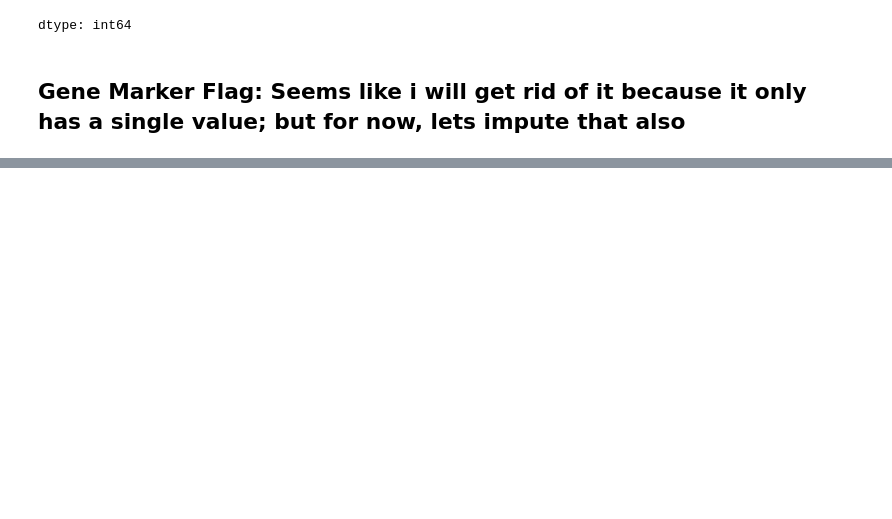
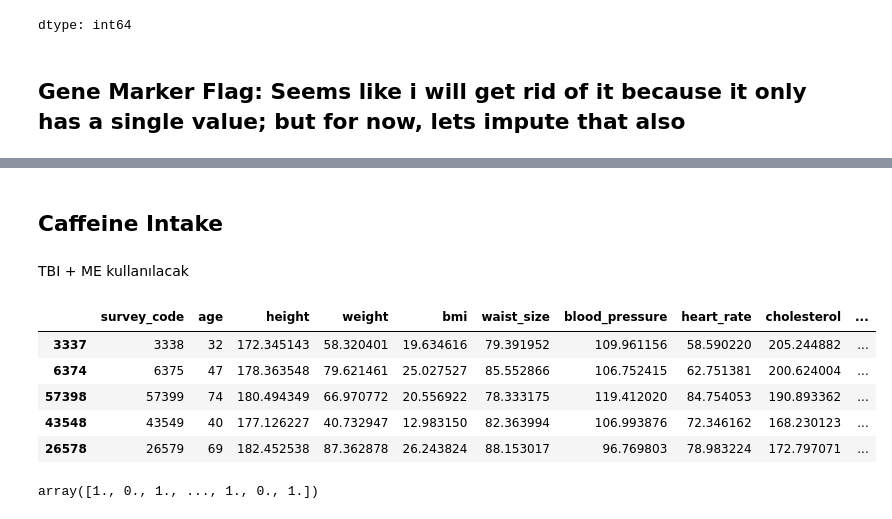
Before and after one commit to OmerTurk1/General-Health-Data-Analysis-and-Management, a Jupyter notebook: FillData.ipynb, the cells around one changed output, grey strips where cells are left out. Cells and saved outputs as stored; diff of their text form; code cells hidden in the pictures; blank space fills up the shorter version.

```diff
--- a/FillData.ipynb
+++ b/FillData.ipynb
@@ -253,0 +256,3 @@ dtype: int64
+# %%
+df = X_train_copy[["exercise_type", "target"]]
+df.head()
@@ -253,0 +266,7 @@ dtype: int64
+# %%
+df["target"] = df["target"].map({
+    "healthy": 0,
+    "diseased": 1
+})
+df["exercise_type"] = df["exercise_type"].fillna("Missing")
+df.head(10)
@@ -253,0 +295,11 @@ dtype: int64
+# %%
+from category_encoders import TargetEncoder
+
+# Modeli kurma
+# Smoothing parametresi, veri setindeki gürültüyü azaltmak için kullanılır
+encoder = TargetEncoder(cols=['exercise_type'])
+
+# Target Encoding uygulama
+df['exercise_type_encoded'] = encoder.fit_transform(df['exercise_type'], df['target'])
+
+print(df[['exercise_type', 'exercise_type_encoded']].head())
@@ -253,0 +330,2 @@ dtype: int64
+# %%
+X_train_copy["exercise_type"] = df["exercise_type"]
@@ -253,0 +347,4 @@ dtype: int64
+# %% [markdown]
+## Caffeine Intake
+# %% [markdown]
+TBI + ME kullanılacak
@@ -253,0 +353,10 @@ dtype: int64
+# %%
+encoded_df = encode(X_train_copy.copy(),"caffeine_intake")
+encoded_df.head()
+# %% [output]
+|  | survey_code | age | height | weight | bmi | waist_size | blood_pressure | heart_rate | cholesterol | ... |
+| 3337 | 3338 | 32 | 172.345143 | 58.320401 | 19.634616 | 79.391952 | 109.961156 | 58.590220 | 205.244882 | ... |
+| 6374 | 6375 | 47 | 178.363548 | 79.621461 | 25.027527 | 85.552866 | 106.752415 | 62.751381 | 200.624004 | ... |
+| 57398 | 57399 | 74 | 180.494349 | 66.970772 | 20.556922 | 78.333175 | 119.412020 | 84.754053 | 190.893362 | ... |
+| 43548 | 43549 | 40 | 177.126227 | 40.732947 | 12.983150 | 82.363994 | 106.993876 | 72.346162 | 168.230123 | ... |
+| 26578 | 26579 | 69 | 182.452538 | 87.362878 | 26.243824 | 88.153017 | 96.769803 | 78.983224 | 172.797071 | ... |
@@ -253,0 +369,7 @@ dtype: int64
+# %%
+model = DecisionTreeClassifier(max_depth=4,random_state=13)
+model.fit(encoded_X_train, encoded_y_train)
+y_pred = model.predict(encoded_X_test)
+y_pred
+# %% [output]
+array([1., 0., 1., ..., 1., 0., 1.])
```
Also changed, not shown: parts of 29 cells of this notebook.
